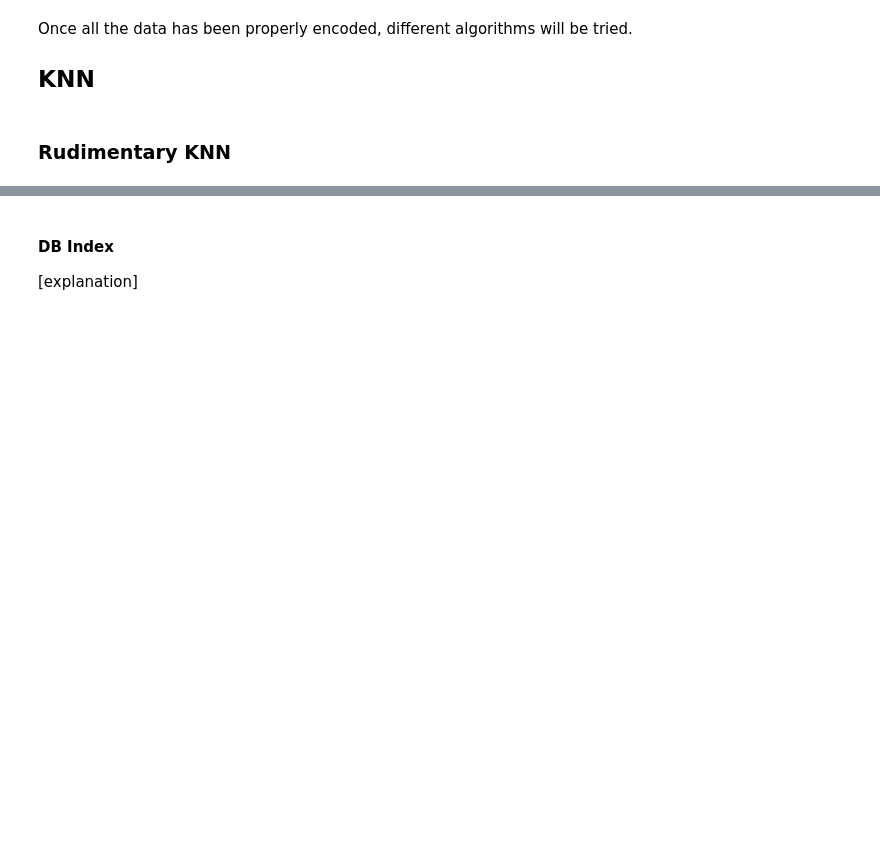
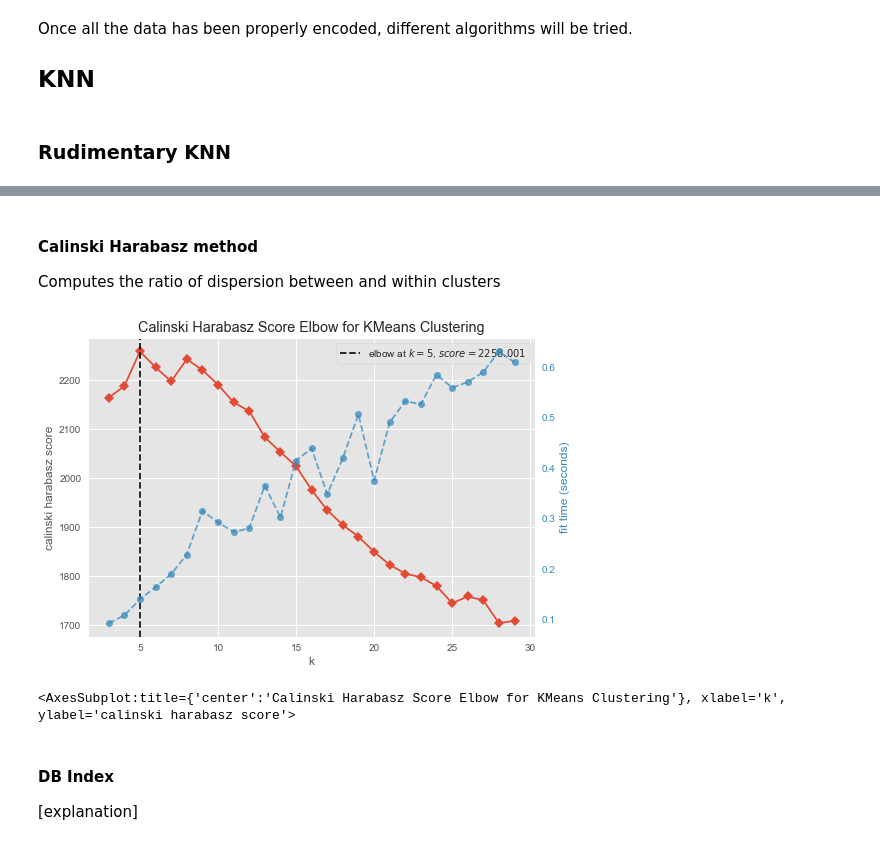
Before and after one commit to imarcosenciso/movie-suggester, a Jupyter notebook: algorithms_limpio.ipynb, the cells around one changed output, grey strips where cells are left out. Drawn from its saved outputs; the diff is of its cells as text; code cells hidden in the pictures; blank space fills up the shorter version.

```diff
--- a/algorithms_limpio.ipynb
+++ b/algorithms_limpio.ipynb
@@ -255,3 +360,22 @@ visualizer.show()        # Finalize and render the figure
+# %% [markdown]
+#### Calinski Harabasz method
+
+Computes the ratio of dispersion between and within clusters
+# %%
+model = KMeans()
+
+visualizer = KElbowVisualizer(
+    model,
+    k=(3,30),                           # k is range of number of clusters.
+    metric = 'calinski_harabasz',       # 3rd method to approximate K.
+    timings=True
+    )
+
+visualizer.fit(x)               # Fit the data to the visualizer
+visualizer.show()               # Finalize and render the figure
+# %% [output]
+[figure, added]
+<AxesSubplot:title={'center':'Calinski Harabasz Score Elbow for KMeans Clustering'}, xlabel='k', ylabel='calinski harabasz score'>
 # %% [markdown]
 #### DB Index
 
```
Also changed, not shown: parts of 41 cells of this notebook.
